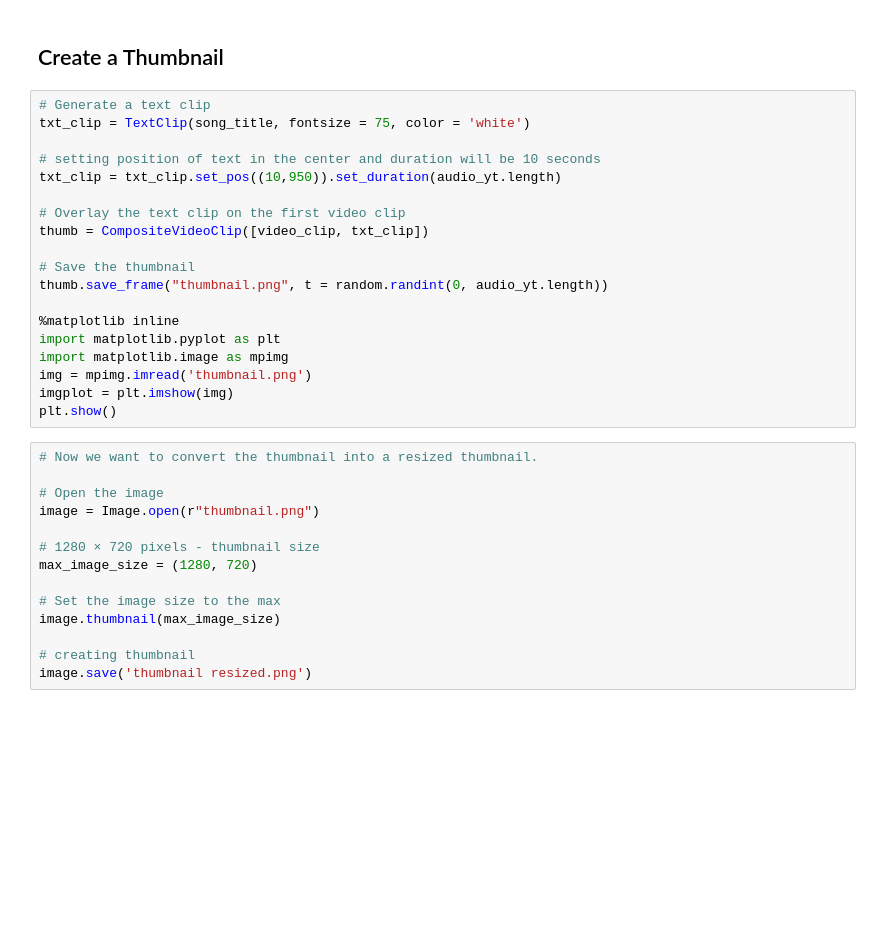
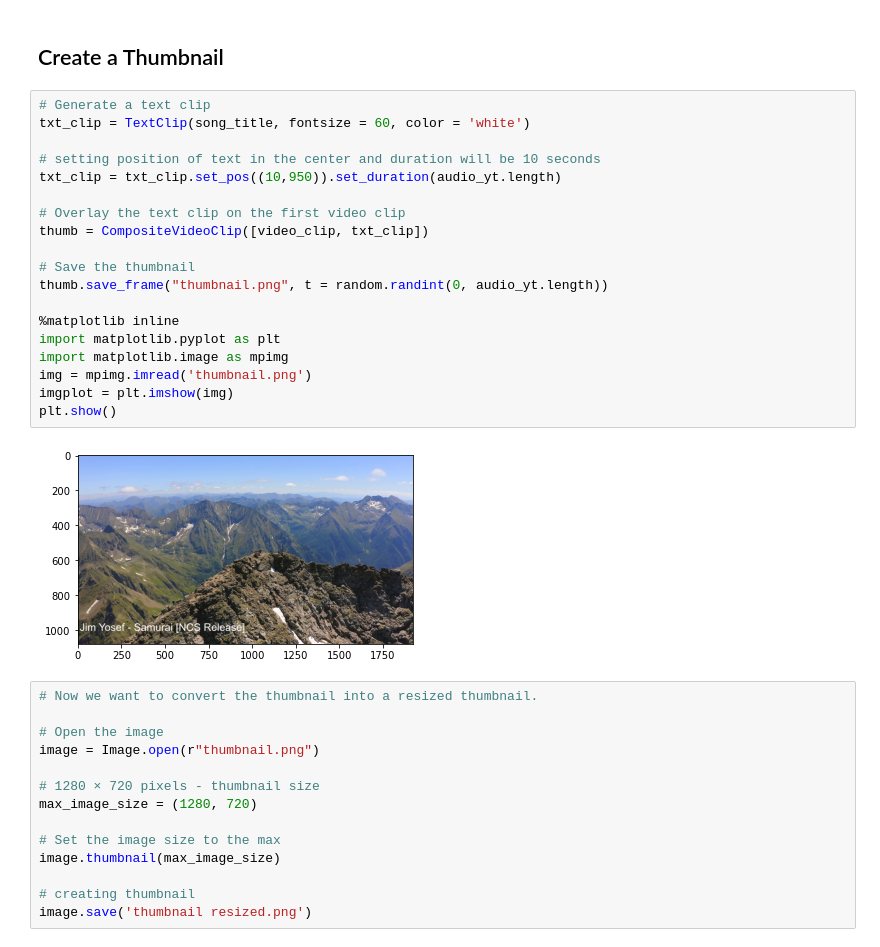
Before and after one commit to BenJCross1995/YouTube-Video-Creation, a Jupyter notebook: Download Template Videos.ipynb, the cells around one changed output. Drawn from its saved outputs; the diff is of its cells as text; blank space fills up the shorter version.

```diff
--- a/Download Template Videos.ipynb
+++ b/Download Template Videos.ipynb
@@ -126,23 +154,25 @@ print(song_title)
 ## Create a Thumbnail
 # %%
 # Generate a text clip
-txt_clip = TextClip(song_title, fontsize = 75, color = 'white')
+txt_clip = TextClip(song_title, fontsize = 60, color = 'white')
 
 # setting position of text in the center and duration will be 10 seconds
 txt_clip = txt_clip.set_pos((10,950)).set_duration(audio_yt.length)
 
 # Overlay the text clip on the first video clip
 thumb = CompositeVideoClip([video_clip, txt_clip])
 
 # Save the thumbnail
 thumb.save_frame("thumbnail.png", t = random.randint(0, audio_yt.length))
 
 %matplotlib inline
 import matplotlib.pyplot as plt
 import matplotlib.image as mpimg
 img = mpimg.imread('thumbnail.png')
 imgplot = plt.imshow(img)
 plt.show()
+# %% [output]
+[figure, added]
 # %%
 # Now we want to convert the thumbnail into a resized thumbnail.
 
```
Also changed, not shown: parts of 5 cells of this notebook, 1 other file.
